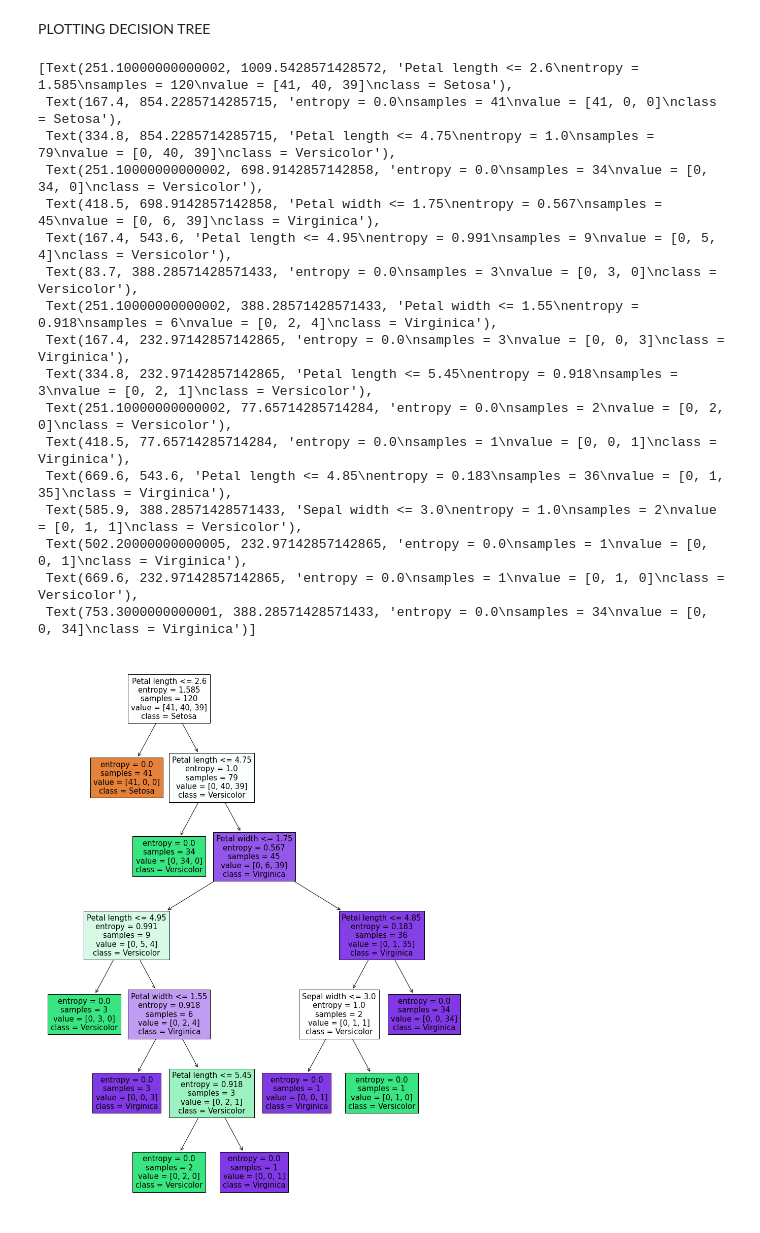
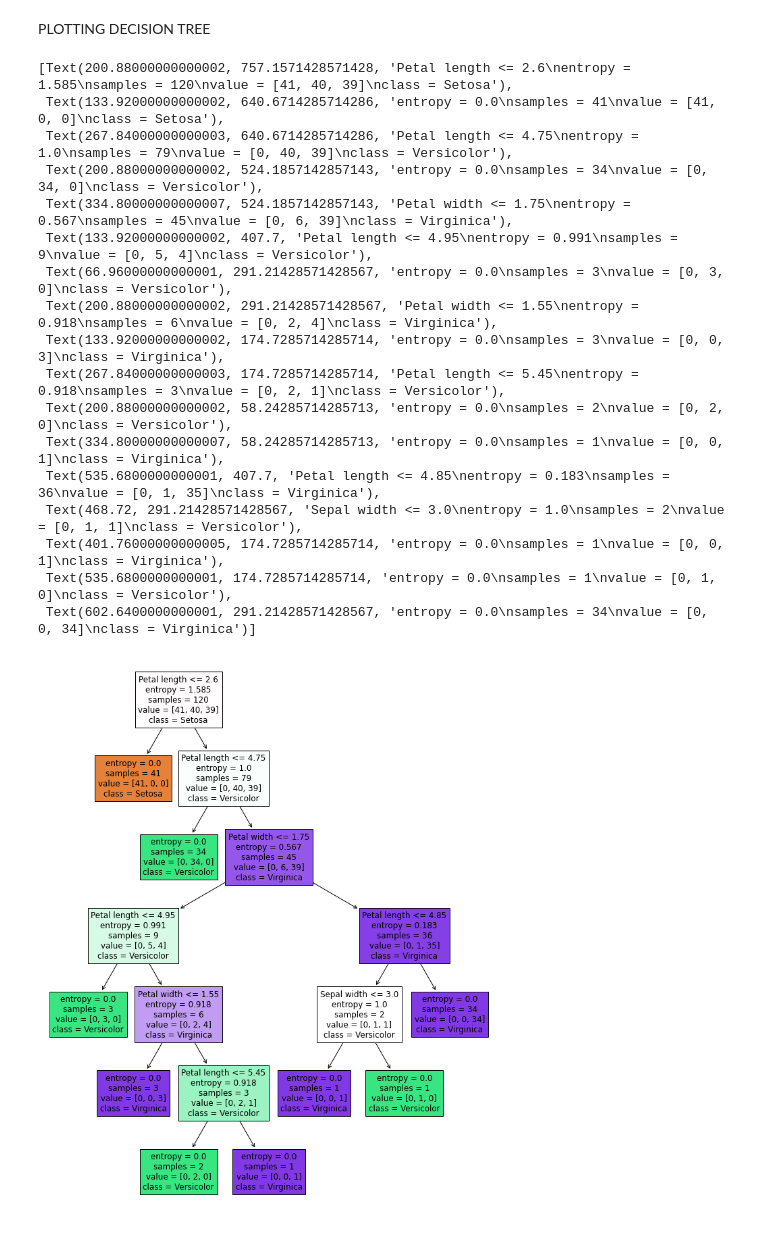
Before and after one commit to dsri07/Letsgrowmore-task, a Jupyter notebook: DECISION_TREE.ipynb, the cells around one changed output. Saved outputs shown, nothing was run; the diff lists cells and outputs as text; code cells hidden in the pictures.

```diff
--- a/DECISION_TREE.ipynb
+++ b/DECISION_TREE.ipynb
@@ -65,26 +65,26 @@ PLOTTING DECISION TREE
 # %%
 from sklearn.tree import plot_tree
 from sklearn import tree
 features = ["Sepal length", "Sepal width", "Petal length", "Petal width"]
 classes = ["Setosa", "Versicolor", "Virginica"]
-plt.figure(figsize = (15,20))
+plt.figure(figsize = (12,15))
 tree.plot_tree(decisiontree, feature_names = features, class_names = classes, filled = True)
 # %% [output]
-[Text(251.10000000000002, 1009.5428571428572, 'Petal length <= 2.6\nentropy = 1.585\nsamples = 120\nvalue = [41, 40, 39]\nclass = Setosa'),
- Text(167.4, 854.2285714285715, 'entropy = 0.0\nsamples = 41\nvalue = [41, 0, 0]\nclass = Setosa'),
- Text(334.8, 854.2285714285715, 'Petal length <= 4.75\nentropy = 1.0\nsamples = 79\nvalue = [0, 40, 39]\nclass = Versicolor'),
- Text(251.10000000000002, 698.9142857142858, 'entropy = 0.0\nsamples = 34\nvalue = [0, 34, 0]\nclass = Versicolor'),
- Text(418.5, 698.9142857142858, 'Petal width <= 1.75\nentropy = 0.567\nsamples = 45\nvalue = [0, 6, 39]\nclass = Virginica'),
- Text(167.4, 543.6, 'Petal length <= 4.95\nentropy = 0.991\nsamples = 9\nvalue = [0, 5, 4]\nclass = Versicolor'),
- Text(83.7, 388.28571428571433, 'entropy = 0.0\nsamples = 3\nvalue = [0, 3, 0]\nclass = Versicolor'),
- Text(251.10000000000002, 388.28571428571433, 'Petal width <= 1.55\nentropy = 0.918\nsamples = 6\nvalue = [0, 2, 4]\nclass = Virginica'),
- Text(167.4, 232.97142857142865, 'entropy = 0.0\nsamples = 3\nvalue = [0, 0, 3]\nclass = Virginica'),
- Text(334.8, 232.97142857142865, 'Petal length <= 5.45\nentropy = 0.918\nsamples = 3\nvalue = [0, 2, 1]\nclass = Versicolor'),
- Text(251.10000000000002, 77.65714285714284, 'entropy = 0.0\nsamples = 2\nvalue = [0, 2, 0]\nclass = Versicolor'),
- Text(418.5, 77.65714285714284, 'entropy = 0.0\nsamples = 1\nvalue = [0, 0, 1]\nclass = Virginica'),
- Text(669.6, 543.6, 'Petal length <= 4.85\nentropy = 0.183\nsamples = 36\nvalue = [0, 1, 35]\nclass = Virginica'),
- Text(585.9, 388.28571428571433, 'Sepal width <= 3.0\nentropy = 1.0\nsamples = 2\nvalue = [0, 1, 1]\nclass = Versicolor'),
- Text(502.20000000000005, 232.97142857142865, 'entropy = 0.0\nsamples = 1\nvalue = [0, 0, 1]\nclass = Virginica'),
- Text(669.6, 232.97142857142865, 'entropy = 0.0\nsamples = 1\nvalue = [0, 1, 0]\nclass = Versicolor'),
- Text(753.3000000000001, 388.28571428571433, 'entropy = 0.0\nsamples = 34\nvalue = [0, 0, 34]\nclass = Virginica')]
+[Text(200.88000000000002, 757.1571428571428, 'Petal length <= 2.6\nentropy = 1.585\nsamples = 120\nvalue = [41, 40, 39]\nclass = Setosa'),
+ Text(133.92000000000002, 640.6714285714286, 'entropy = 0.0\nsamples = 41\nvalue = [41, 0, 0]\nclass = Setosa'),
+ Text(267.84000000000003, 640.6714285714286, 'Petal length <= 4.75\nentropy = 1.0\nsamples = 79\nvalue = [0, 40, 39]\nclass = Versicolor'),
+ Text(200.88000000000002, 524.1857142857143, 'entropy = 0.0\nsamples = 34\nvalue = [0, 34, 0]\nclass = Versicolor'),
+ Text(334.80000000000007, 524.1857142857143, 'Petal width <= 1.75\nentropy = 0.567\nsamples = 45\nvalue = [0, 6, 39]\nclass = Virginica'),
+ Text(133.92000000000002, 407.7, 'Petal length <= 4.95\nentropy = 0.991\nsamples = 9\nvalue = [0, 5, 4]\nclass = Versicolor'),
+ Text(66.96000000000001, 291.21428571428567, 'entropy = 0.0\nsamples = 3\nvalue = [0, 3, 0]\nclass = Versicolor'),
+ Text(200.88000000000002, 291.21428571428567, 'Petal width <= 1.55\nentropy = 0.918\nsamples = 6\nvalue = [0, 2, 4]\nclass = Virginica'),
+ Text(133.92000000000002, 174.7285714285714, 'entropy = 0.0\nsamples = 3\nvalue = [0, 0, 3]\nclass = Virginica'),
+ Text(267.84000000000003, 174.7285714285714, 'Petal length <= 5.45\nentropy = 0.918\nsamples = 3\nvalue = [0, 2, 1]\nclass = Versicolor'),
+ Text(200.88000000000002, 58.24285714285713, 'entropy = 0.0\nsamples = 2\nvalue = [0, 2, 0]\nclass = Versicolor'),
+ Text(334.80000000000007, 58.24285714285713, 'entropy = 0.0\nsamples = 1\nvalue = [0, 0, 1]\nclass = Virginica'),
+ Text(535.6800000000001, 407.7, 'Petal length <= 4.85\nentropy = 0.183\nsamples = 36\nvalue = [0, 1, 35]\nclass = Virginica'),
+ Text(468.72, 291.21428571428567, 'Sepal width <= 3.0\nentropy = 1.0\nsamples = 2\nvalue = [0, 1, 1]\nclass = Versicolor'),
+ Text(401.76000000000005, 174.7285714285714, 'entropy = 0.0\nsamples = 1\nvalue = [0, 0, 1]\nclass = Virginica'),
+ Text(535.6800000000001, 174.7285714285714, 'entropy = 0.0\nsamples = 1\nvalue = [0, 1, 0]\nclass = Versicolor'),
+ Text(602.6400000000001, 291.21428571428567, 'entropy = 0.0\nsamples = 34\nvalue = [0, 0, 34]\nclass = Virginica')]
-[figure, old version]
+[figure, new version]
```
